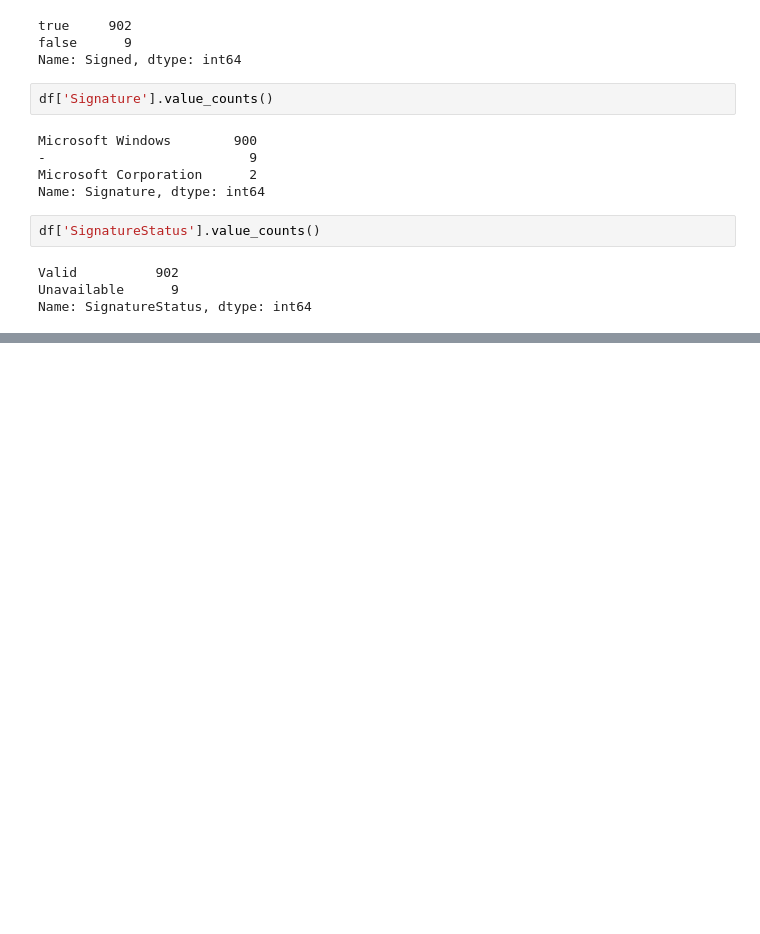
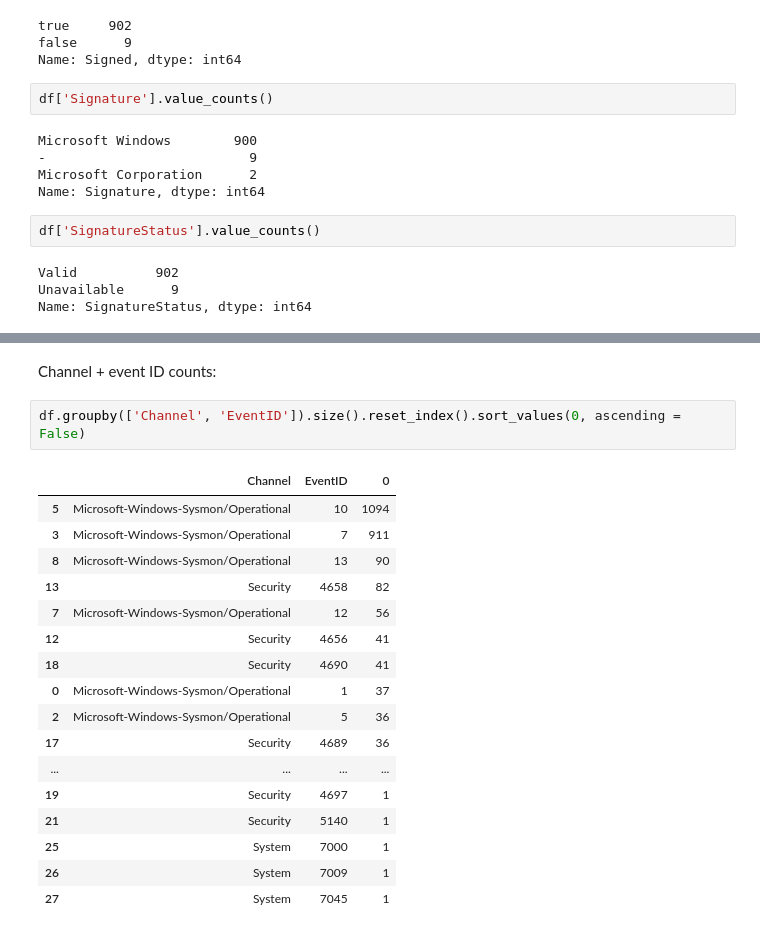
Before and after one commit to samar14641/cyber-ent-extraction, a Jupyter notebook: cobalt_strike_eda.ipynb, the cells around one changed output, grey strips where cells are left out. Cells and saved outputs as stored; diff of their text form; blank space fills up the shorter version.

```diff
--- a/cobalt_strike_eda.ipynb
+++ b/cobalt_strike_eda.ipynb
@@ -351,0 +372,22 @@ Name: SignatureStatus, dtype: int64
+# %% [markdown]
+Channel + event ID counts:
+# %%
+df.groupby(['Channel', 'EventID']).size().reset_index().sort_values(0, ascending = False)
+# %% [output]
+|  | Channel | EventID | 0 |
+| 5 | Microsoft-Windows-Sysmon/Operational | 10 | 1094 |
+| 3 | Microsoft-Windows-Sysmon/Operational | 7 | 911 |
+| 8 | Microsoft-Windows-Sysmon/Operational | 13 | 90 |
+| 13 | Security | 4658 | 82 |
+| 7 | Microsoft-Windows-Sysmon/Operational | 12 | 56 |
+| 12 | Security | 4656 | 41 |
+| 18 | Security | 4690 | 41 |
+| 0 | Microsoft-Windows-Sysmon/Operational | 1 | 37 |
+| 2 | Microsoft-Windows-Sysmon/Operational | 5 | 36 |
+| 17 | Security | 4689 | 36 |
+| ... | ... | ... | ... |
+| 19 | Security | 4697 | 1 |
+| 21 | Security | 5140 | 1 |
+| 25 | System | 7000 | 1 |
+| 26 | System | 7009 | 1 |
+| 27 | System | 7045 | 1 |
```
Also changed, not shown: parts of 23 cells of this notebook.
